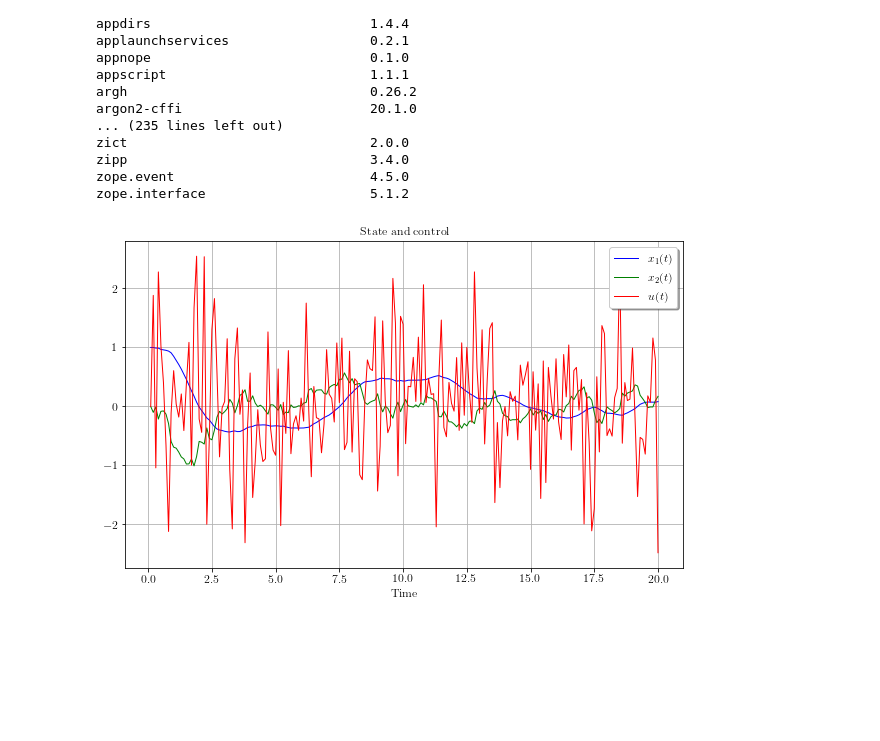
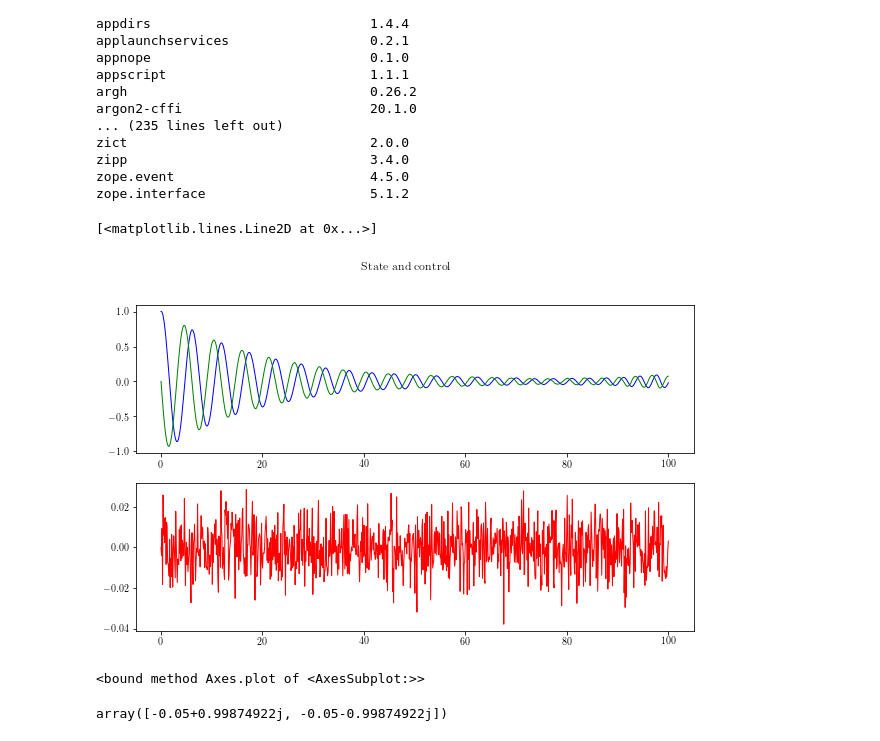
Before and after one commit to haozhg/oml, a Jupyter notebook: demo/demo_online_linear_model.ipynb, the cells around one changed output. Drawn from its saved outputs; the diff is of its cells as text; code cells hidden in the pictures; blank space fills up the shorter version.

Commit message:
update plots

```diff
--- a/demo/demo_online_linear_model.ipynb
+++ b/demo/demo_online_linear_model.ipynb
@@ -88,14 +88,17 @@ June 2017.
 import matplotlib.pyplot as plt
 import numpy as np
 from osysid import OnlineLinearModel
-from control import lqr, StateSpace
-
+from control import lqr, StateSpace, ctrb
 
 # define dynamics
-A = np.array([[0, 1], [-1, -0.1]])
+# linearized pendulum with damping
+A = np.array([[0, 1], [-1, -0.2]])
 B = np.array([[0], [1]])
-epsilon = 0
+epsilon = 1e-2
 
+# look at controllability
+Ctrb = ctrb(A, B)
+assert np.linalg.matrix_rank(Ctrb) == A.shape[0]
 
 # time-varying dynamics
 def dyn(t, x, u):
@@ -107,7 +110,7 @@ def dyn(t, x, u):
 
 # set up simulation parameter
 dt = 0.1
-tmax, tc = 20, 0.5
+tmax, tc = 100, 0.5
 kmax, kc = int(tmax / dt), int(tc / dt)
 tspan = np.linspace(0, tmax, kmax + 1)
 
@@ -117,44 +120,59 @@ k = 1
 
 # online linear system identification setup
 alpha = 0.01 ** (2.0 / kc)
 olm = OnlineLinearModel(n, k, None, alpha)
 
 # store data mtrices
 x = np.zeros([n, kmax])
 u = np.zeros([k, kmax])
 
 # initial condition, state and control
 x[:, 0] = np.array([1, 0])
 u[:, 0] = np.array([0])
 
 # system simulation
 for k in range(1, kmax):
     # forward the system for one step
     x[:, k] = x[:, k - 1] + dt * dyn(k * dt, x[:, k - 1], u[:, k - 1])
     # use new measurement to update online system identification
     olm.update(x[:, k - 1], u[:, k - 1], x[:, k])
     if k > 2 * max(n, n + k):
         # get LQR gain, output = state
         sys = StateSpace(olm.A, olm.B, np.eye(n), np.zeros(n, k), dt=True)
         K, S, E = lqr(sys, np.eye(n), np.eye(k))
         # apply control
-        u[:, k] = K.dot(x[:, k])
+        u[:, k] = -1.0 * K.dot(x[:, k])
     else:
         u[:, k] = np.random.randn()
+    u[:, k] = 1e-2 * np.random.randn()
 
 
 # visualize snapshots
-plt.figure(figsize=(10, 6))
-plt.rc("text", usetex=True)
-plt.rc("font", family="serif")
-plt.plot(tspan[1:], x[0, :], "b-", linewidth=1.0, label="$x_1(t)$")
-plt.plot(tspan[1:], x[1, :], "g-", linewidth=1.0, label="$x_2(t)$")
-plt.plot(tspan[1:], u.reshape(-1), "r-", linewidth=1.0, label="$u(t)$")
-plt.legend(loc="best", fontsize=12, shadow=True)
-plt.xlabel("Time", fontsize=12)
-plt.title("State and control", fontsize=12)
-plt.tick_params(labelsize=12)
-plt.grid()
-plt.show()
+# plt.figure(figsize=(10, 6))
+# plt.rc("text", usetex=True)
+# plt.rc("font", family="serif")
+# plt.plot(tspan[1:], x[0, :], "b-", linewidth=1.0, label="$x_1(t)$")
+# plt.plot(tspan[1:], x[1, :], "g-", linewidth=1.0, label="$x_2(t)$")
+# plt.plot(tspan[1:], u.reshape(-1), "r-", linewidth=1.0, label="$u(t)$")
+# plt.legend(loc="best", fontsize=12, shadow=True)
+# plt.xlabel("Time", fontsize=12)
+# plt.title("State and control", fontsize=12)
+# plt.tick_params(labelsize=12)
+# plt.grid()
+# plt.show()
+
+
+
+fig, axs = plt.subplots(2, figsize=(10, 6))
+fig.suptitle('State and control')
+axs[0].plot(tspan[1:], x[0, :], "b-", linewidth=1.0, label="$x_1(t)$")
+axs[0].plot(tspan[1:], x[1, :], "g-", linewidth=1.0, label="$x_2(t)$")
+
+axs[1].plot(tspan[1:], u.reshape(-1), "r-", linewidth=1.0, label="$u(t)$")
 # %% [output]
+[<matplotlib.lines.Line2D at 0x...>]
-[figure, old version]
+[figure, new version]
+# %%
+axs[0].plot
+# %% [output]
+<bound method Axes.plot of <AxesSubplot:>>
@@ -160,0 +183,4 @@ plt.show()
+# %%
+w
+# %% [output]
+array([-0.05+0.99874922j, -0.05-0.99874922j])
```
Also changed, not shown: parts of 3 cells of this notebook, 1 other file.
